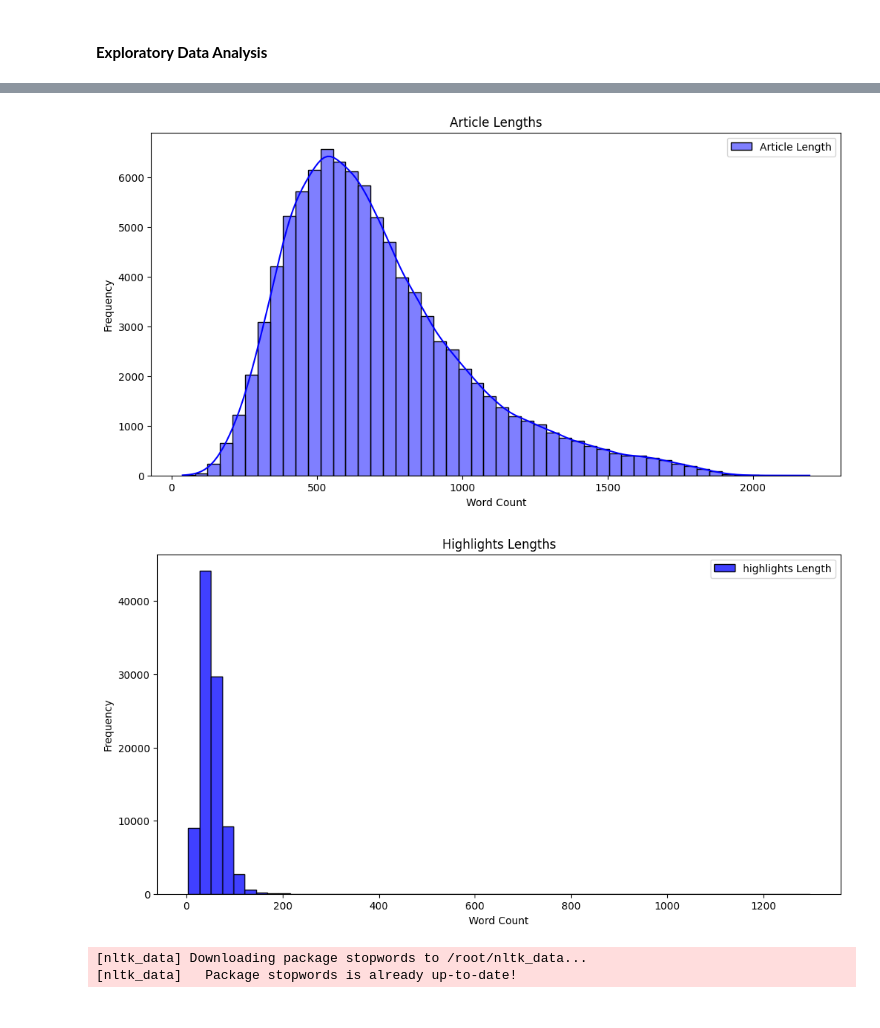
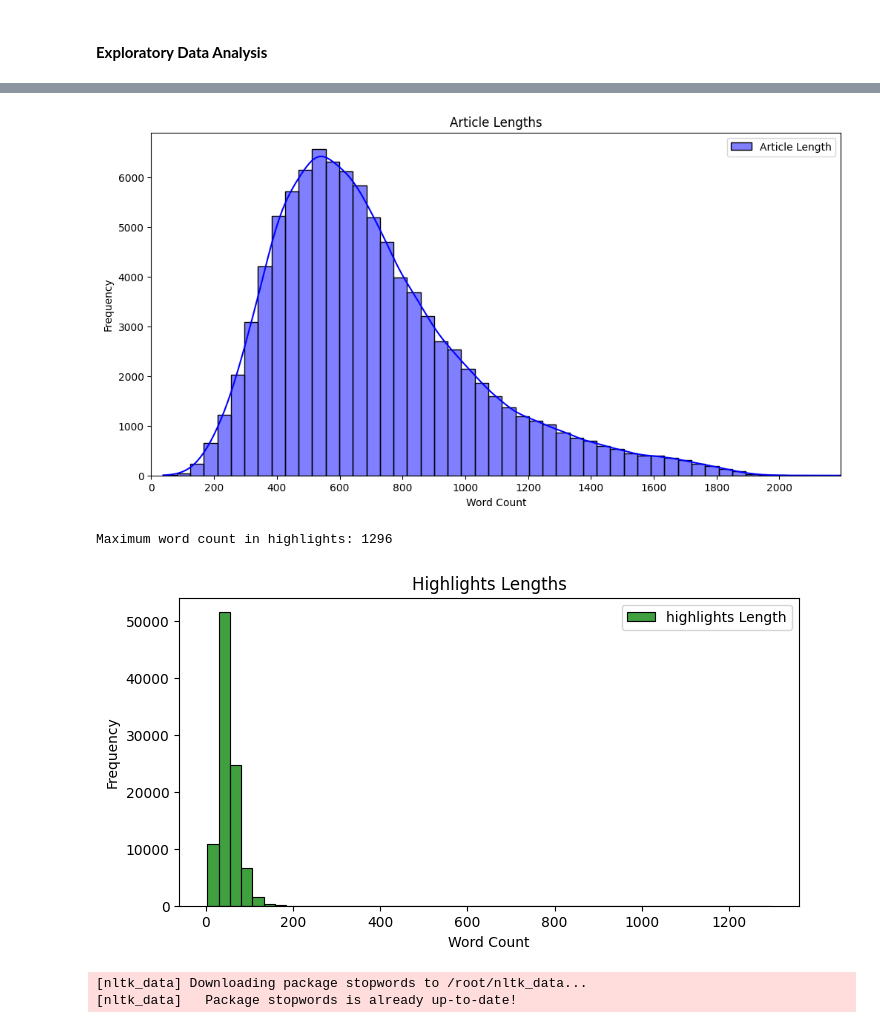
Before and after one commit to SHARONZACHARIA/DS-Project_BERT_NLP, a Jupyter notebook: text_summarization_project/notebooks/Text_Summerisation_Classical_Transformers.ipynb, the cells around one changed output, grey strips where cells are left out. Saved outputs shown, nothing was run; the diff lists cells and outputs as text; code cells hidden in the pictures.

```diff
--- a/text_summarization_project/notebooks/Text_Summerisation_Classical_Transformers.ipynb
+++ b/text_summarization_project/notebooks/Text_Summerisation_Classical_Transformers.ipynb
@@ -23,6 +24,6 @@ drive.mount('/content/drive')
 Mounted at /content/drive
 # %%
 #load the data directories
-train_data = pd.read_csv('/content/drive/Othercomputers/My Mac/DS-Project/text_summarization_project/data/data_raw/data_train/cnn_train_data.csv')
-test_data = pd.read_csv('/content/drive/Othercomputers/My Mac/DS-Project/text_summarization_project/data/data_raw/data_test/cnn_test_data.csv')
-val_data = pd.read_csv('/content/drive/Othercomputers/My Mac/DS-Project/text_summarization_project/data/data_raw/data_validation/cnn_validation_data.csv')
+train_data = pd.read_csv('Desktop/DS-Project/text_summarization_project/data/data_raw/data_train.')
+test_data = pd.read_csv('Desktop/DS-Project/text_summarization_project/data/data_raw/data_test')
+val_data = pd.read_csv('Desktop/DS-Project/text_summarization_project/data/data_raw/data_validation')
@@ -75,32 +66,34 @@ id            0
 dtype: int64
 # %%
-# length of each article and highlights
+#Length of Articles
 train_data['article_length'] = train_data['article'].apply(lambda x: len(x.split()))
-# Plot distribution of article length
-plt.figure(figsize=(12,6))
+plt.figure(figsize=(12, 6))
 sns.histplot(train_data['article_length'], bins=50, kde=True, color='blue', label='Article Length')
+plt.xticks(np.arange(0, train_data['article_length'].max() + 1, 200))
+plt.xlim(0, train_data['article_length'].max() + 1)
 plt.xlabel("Word Count")
 plt.ylabel("Frequency")
 plt.legend()
 plt.title("Article Lengths")
 plt.show()
 # %% [output]
-[figure, old version]
+[figure, new version]
 # %%
+# Length of Highlights
 train_data['highlights_length'] = train_data['highlights'].apply(lambda x: len(x.split()))
-
-# Highlights length
-plt.figure(figsize=(12,6))
-sns.histplot(train_data['highlights_length'], bins=55, color='blue',  label='highlights Length')
+plt.figure(figsize=(8,4))
+sns.histplot(train_data['highlights_length'], bins=50, color='green',  label='highlights Length')
 plt.xlabel("Word Count")
 plt.ylabel("Frequency")
 plt.legend()
 plt.title("Highlights Lengths")
 max_word_count = train_data['highlights_length'].max()
+print("Maximum word count in highlights:", max_word_count)
 plt.xticks(np.arange(0, max_word_count + 1, 200))
 plt.show()
 # %% [output]
+Maximum word count in highlights: 1296
-[figure, old version]
+[figure, new version]
 # %%
 nltk.download('stopwords')
 stop_words = set(stopwords.words('english'))
```
Also changed, not shown: parts of 7 cells of this notebook, 5 other files.
